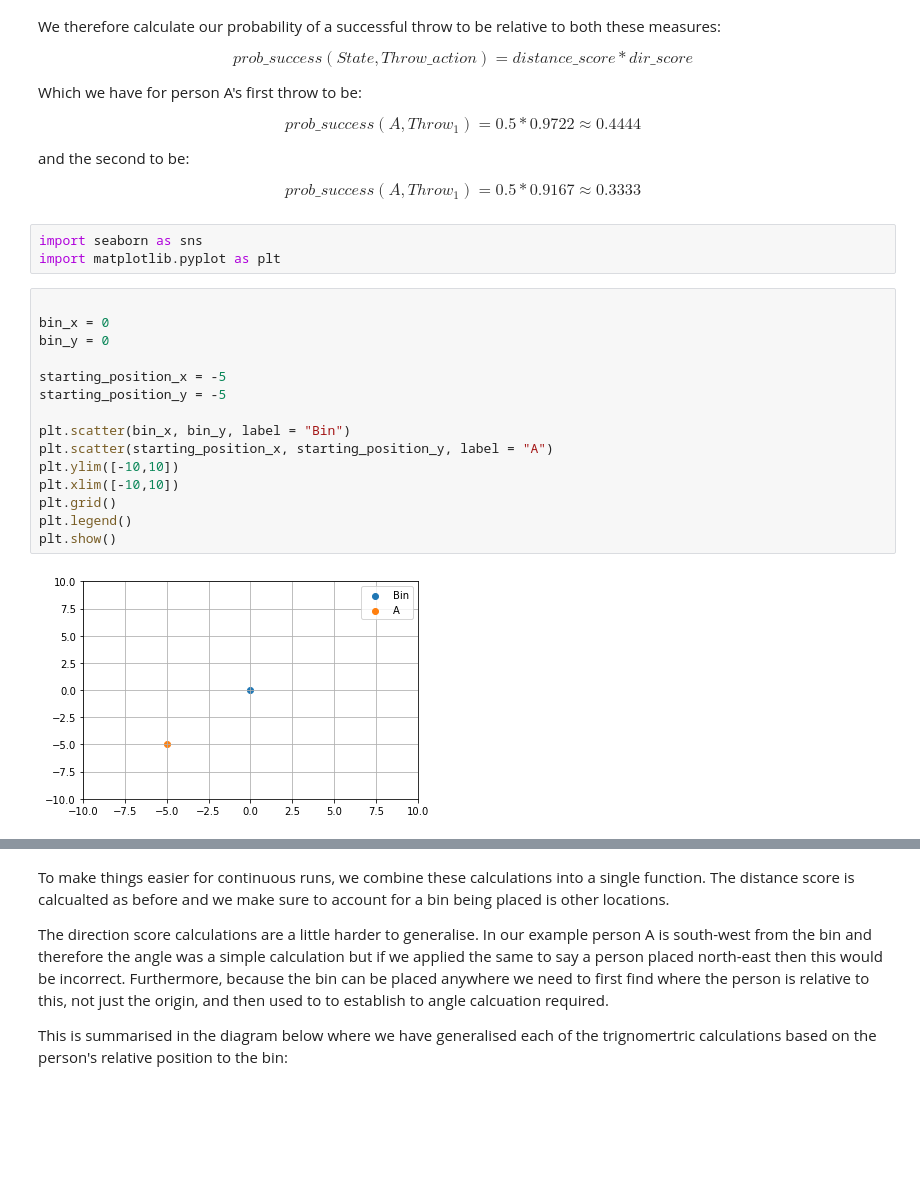
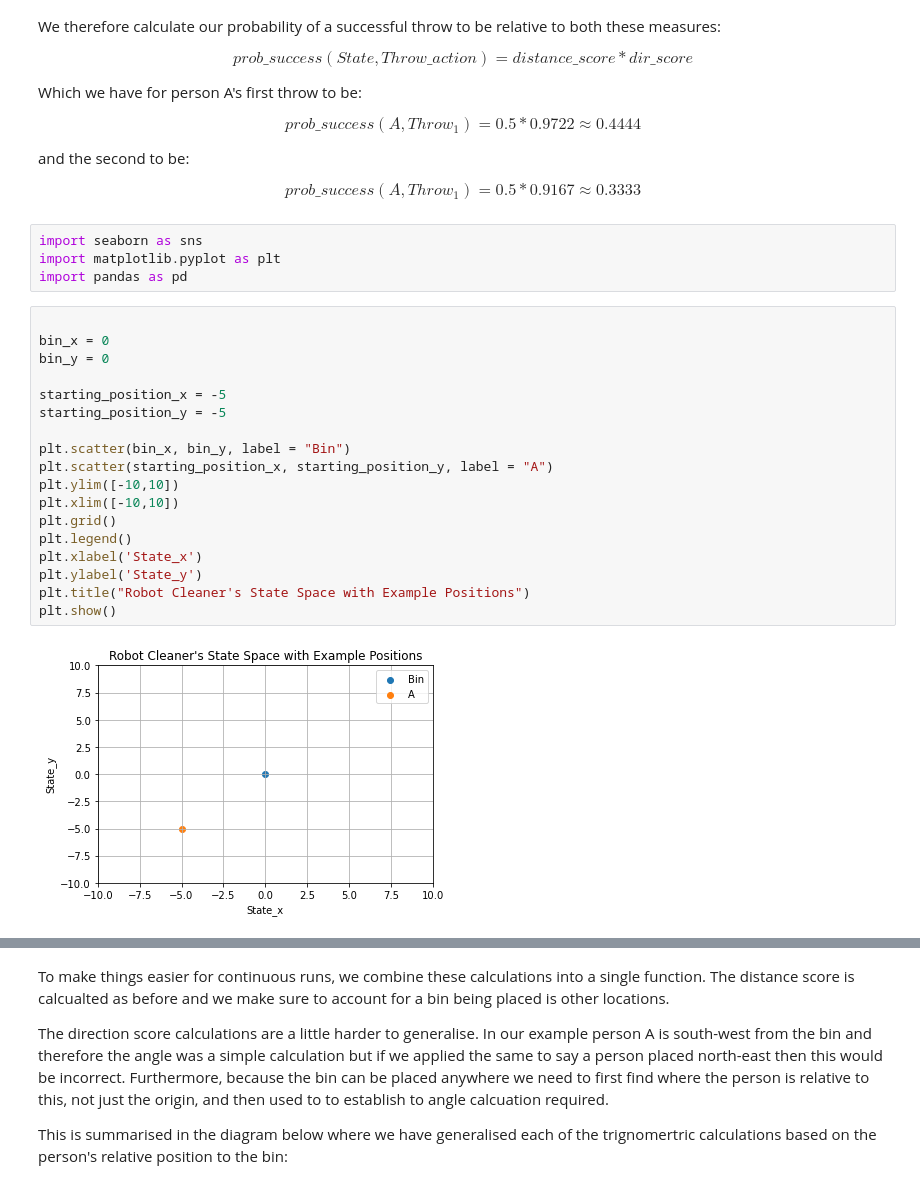
Before and after one commit to osbornep/rl4rl, a Jupyter notebook: Robot Cleaner/Part 2 - Define Env.ipynb, the cells around one changed output, grey strips where cells are left out. Saved outputs shown, nothing was run; the diff lists cells and outputs as text; blank space fills up the shorter version.

```diff
--- a/Robot Cleaner/Part 2 - Define Env.ipynb
+++ b/Robot Cleaner/Part 2 - Define Env.ipynb
@@ -111,20 +107,24 @@ and the second to be:
 # %%
 import seaborn as sns
 import matplotlib.pyplot as plt
+import pandas as pd
 # %%
 
 bin_x = 0
 bin_y = 0
 
 starting_position_x = -5
 starting_position_y = -5
 
 plt.scatter(bin_x, bin_y, label = "Bin")
 plt.scatter(starting_position_x, starting_position_y, label = "A")
 plt.ylim([-10,10])
 plt.xlim([-10,10])
 plt.grid()
 plt.legend()
+plt.xlabel('State_x')
+plt.ylabel('State_y')
+plt.title("Robot Cleaner's State Space with Example Positions")
 plt.show()
 # %% [output]
-[figure, old version]
+[figure, new version]
```
Also changed, not shown: parts of 6 cells of this notebook, 3 other files.
